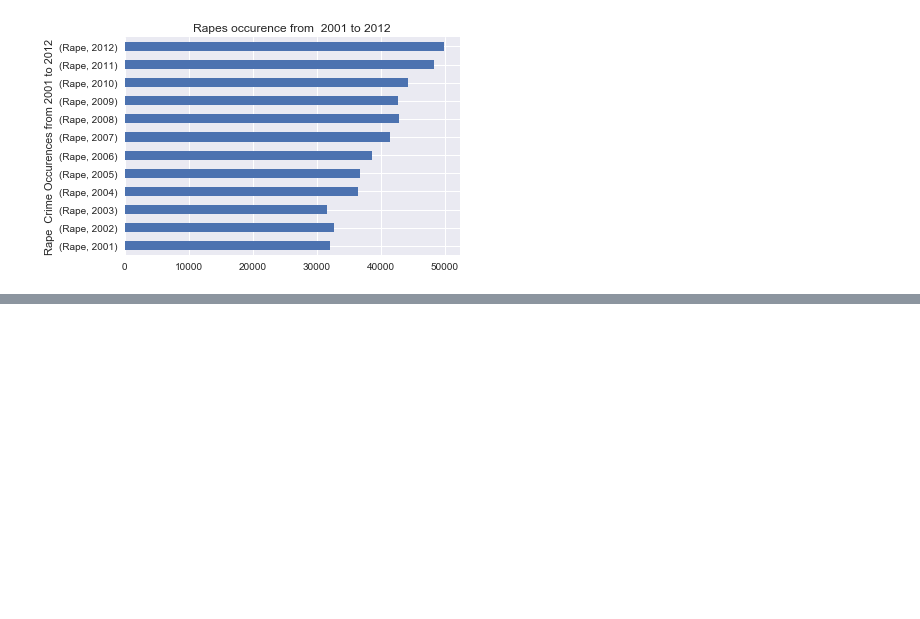
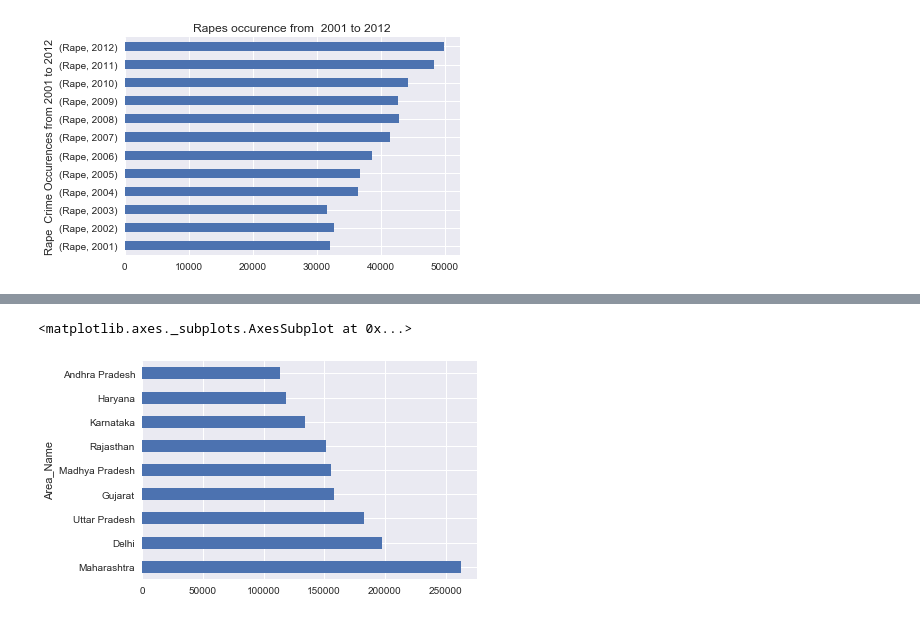
Before and after one commit to 23sanj/data_incubator_challenge, a Jupyter notebook: plot1.ipynb, the cells around one changed output, grey strips where cells are left out. Drawn from its saved outputs; the diff is of its cells as text; code cells hidden in the pictures; blank space fills up the shorter version.

```diff
--- a/plot1.ipynb
+++ b/plot1.ipynb
@@ -30,0 +60,9 @@ plt.show()
+# %%
+file4='/Users/sanjana/Desktop/project/crime/30_Auto_theft.csv'
+df = pd.read_csv(file4)
+df= df.fillna(0)
+crimeDf=df.groupby(['Area_Name']).sum()
+crimeDf['Auto_Theft_Stolen'].sort_values(ascending=False)[0:9].plot.barh()
+# %% [output]
+<matplotlib.axes._subplots.AxesSubplot at 0x...>
+[figure, added]
```
Also changed, not shown: parts of 18 cells of this notebook, 59 other files.
